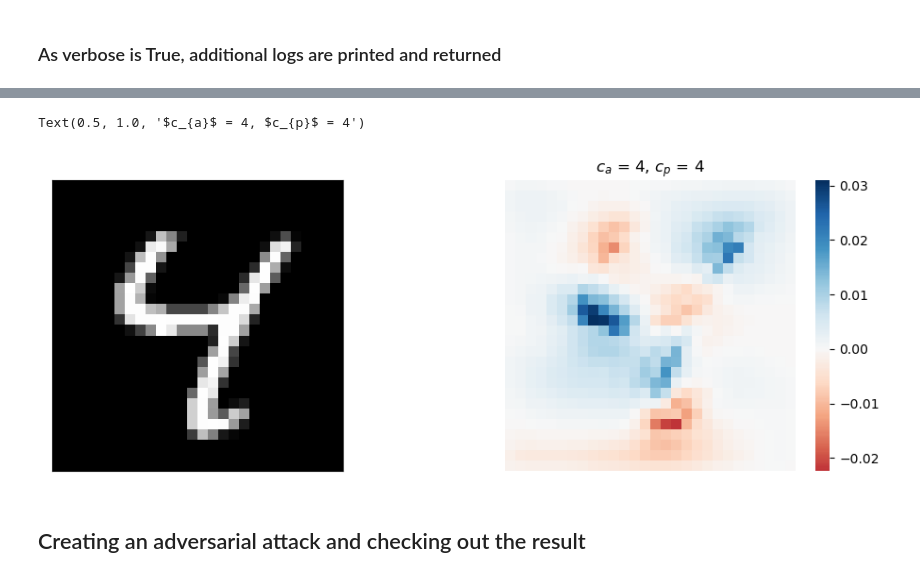
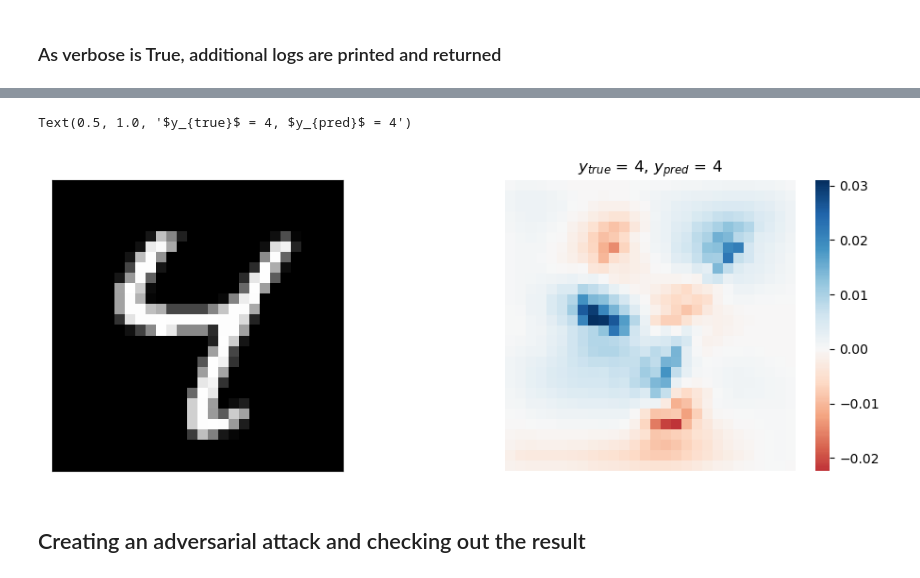
Before and after one commit to robisc/lrp-based-attacks, a Jupyter notebook: LRP-example-notebook.ipynb, the cells around one changed output, grey strips where cells are left out. Drawn from its saved outputs; the diff is of its cells as text; code cells hidden in the pictures.

```diff
--- a/LRP-example-notebook.ipynb
+++ b/LRP-example-notebook.ipynb
@@ -66,7 +66,7 @@ else:
     axs[0].imshow(((img+1)/2)[:,:,:])
 y_pred = classifier.predict(img.reshape([1]+list(img.shape)))
 sns.heatmap(R[0,:,:,:].sum(axis=-1),center=0, vmax=np.max(R[0,:,:,:].sum(axis=-1)), vmin=np.min(R[0,:,:,:].sum(axis=-1)),cmap="RdBu", square = True, ax = axs[1])
-axs[1].set_title(str('$c_{a}$'+" = "+str(np.argmax(label))+ ', $c_{p}$'+" = "+str(np.argmax(y_pred))))
+axs[1].set_title(str('$y_{true}$'+" = "+str(np.argmax(label))+ ', $y_{pred}$'+" = "+str(np.argmax(y_pred))))
 # %% [output]
 calculating LRP of  <keras.engine.functional.Functional object at 0x...>
 ['final', 'ab', 'avg', 'ab', 'ab', 'avg', 'flatten', 'eps', '0']
@@ -86,5 +86,5 @@ In first layer  -9  :  <keras.layers.convolutional.conv2d.Conv2D object at 0x...
-Text(0.5, 1.0, '$c_{a}$ = 4, $c_{p}$ = 4')
+Text(0.5, 1.0, '$y_{true}$ = 4, $y_{pred}$ = 4')
-[figure, old version]
+[figure, new version]
 # %% [markdown]
 ## Creating an adversarial attack and checking out the result
 # %% [markdown]
```
Also changed, not shown: parts of 2 cells of this notebook.
